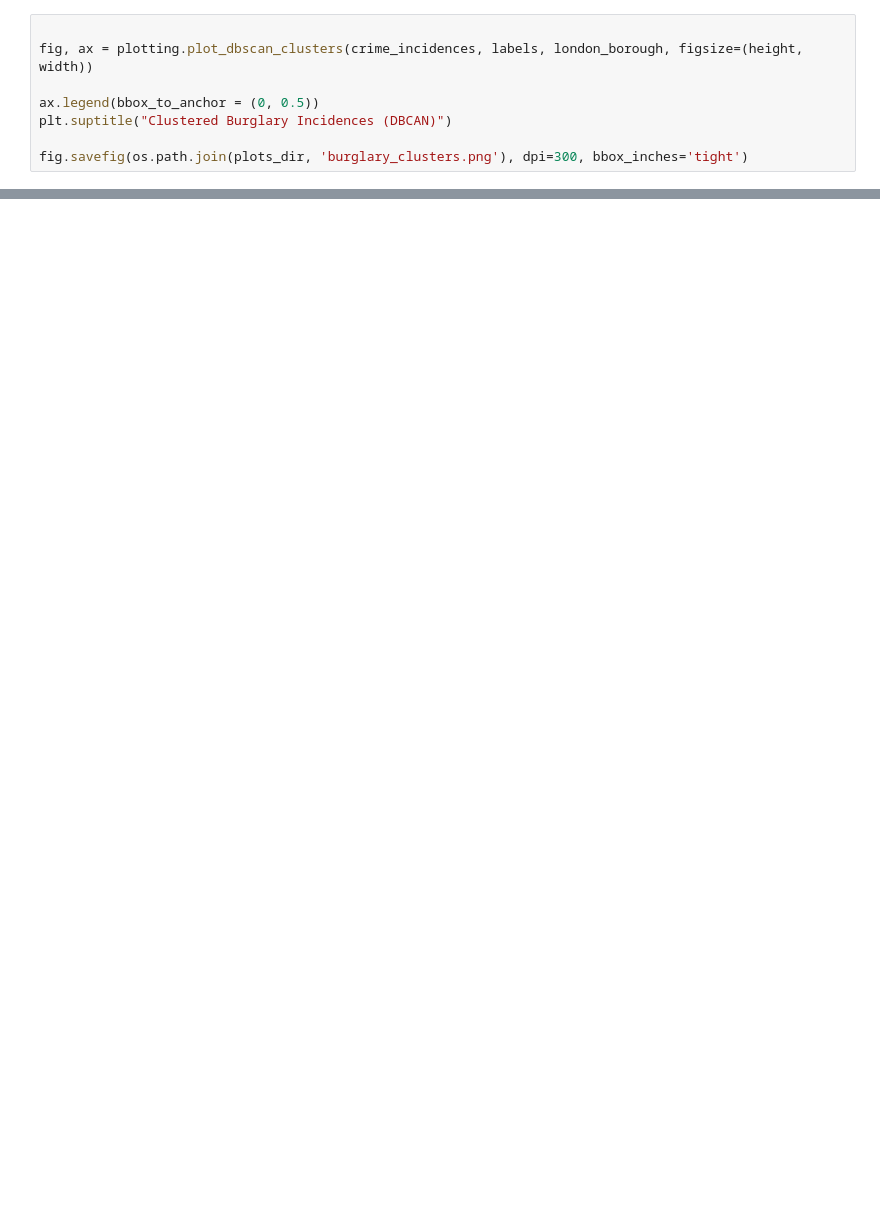
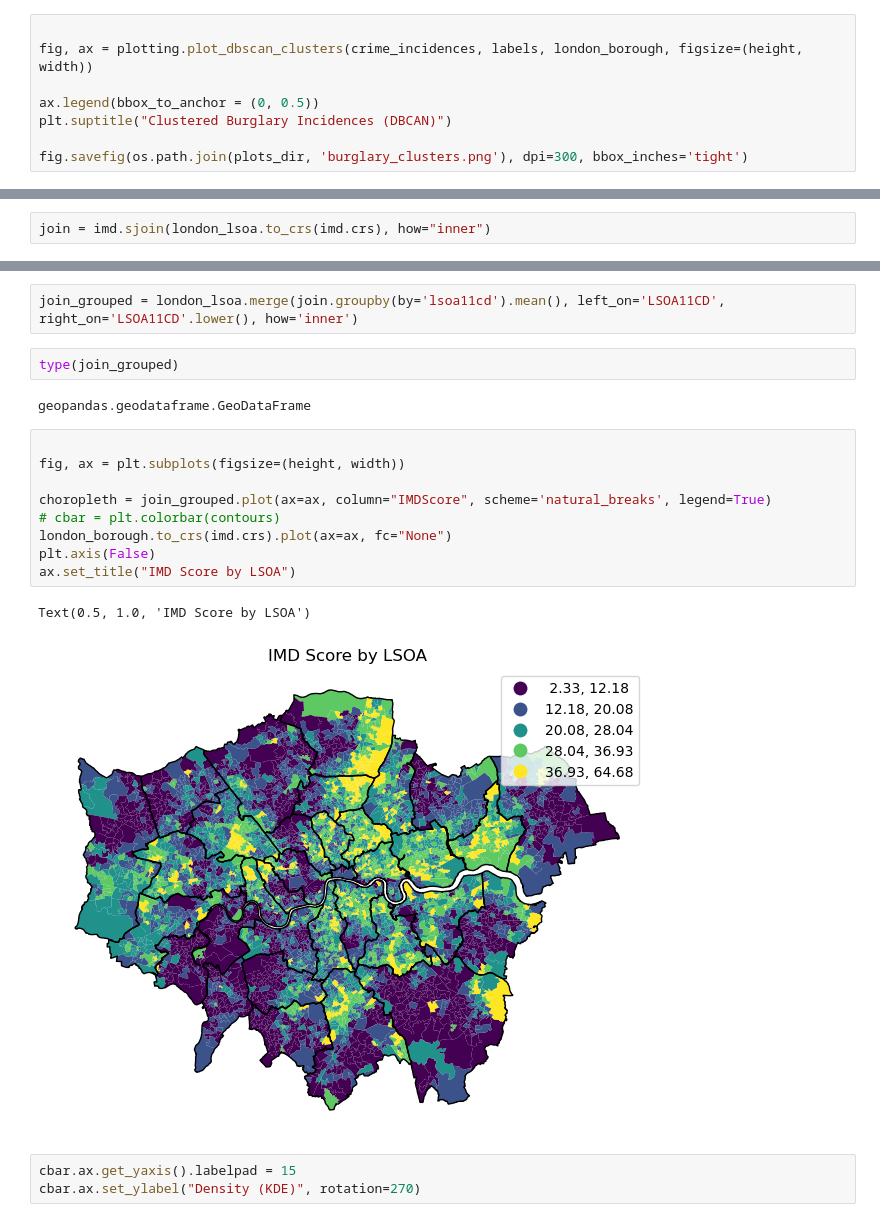
Before and after one commit to mushtary-mumu/crime_patterns, a Jupyter notebook: src/notebooks/point_pattern_analysis.ipynb, the cells around one changed output, grey strips where cells are left out. Cells and saved outputs as stored; diff of their text form; blank space fills up the shorter version.

```diff
--- a/src/notebooks/point_pattern_analysis.ipynb
+++ b/src/notebooks/point_pattern_analysis.ipynb
@@ -110,0 +132,2 @@ fig.savefig(os.path.join(plots_dir, 'burglary_clusters.png'), dpi=300, bbox_inch
+# %%
+join = imd.sjoin(london_lsoa.to_crs(imd.crs), how="inner")
@@ -110,0 +150,21 @@ fig.savefig(os.path.join(plots_dir, 'burglary_clusters.png'), dpi=300, bbox_inch
+# %%
+join_grouped = london_lsoa.merge(join.groupby(by='lsoa11cd').mean(), left_on='LSOA11CD', right_on='LSOA11CD'.lower(), how='inner')
+# %%
+type(join_grouped)
+# %% [output]
+geopandas.geodataframe.GeoDataFrame
+# %%
+
+fig, ax = plt.subplots(figsize=(height, width))
+
+choropleth = join_grouped.plot(ax=ax, column="IMDScore", scheme='natural_breaks', legend=True)
+# cbar = plt.colorbar(contours)
+london_borough.to_crs(imd.crs).plot(ax=ax, fc="None")
+plt.axis(False)
+ax.set_title("IMD Score by LSOA")
+# %% [output]
+Text(0.5, 1.0, 'IMD Score by LSOA')
+[figure, added]
+# %%
+cbar.ax.get_yaxis().labelpad = 15
+cbar.ax.set_ylabel("Density (KDE)", rotation=270)
```
Also changed, not shown: parts of 7 cells of this notebook, 1 other file.
